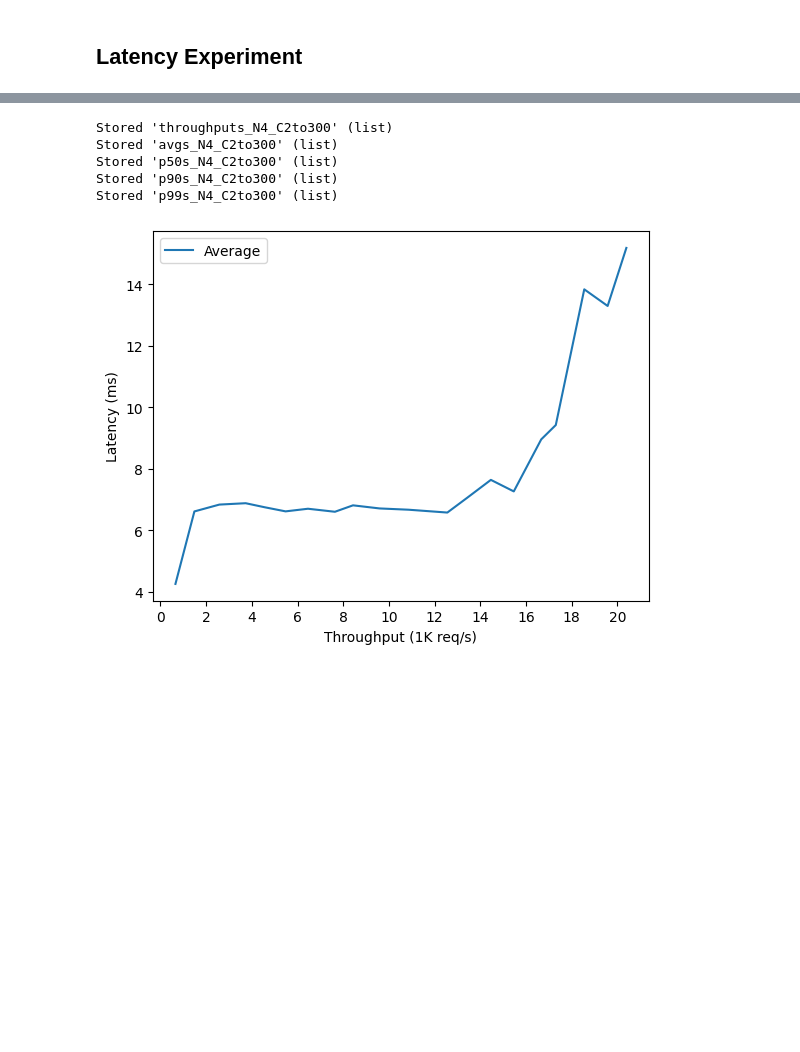
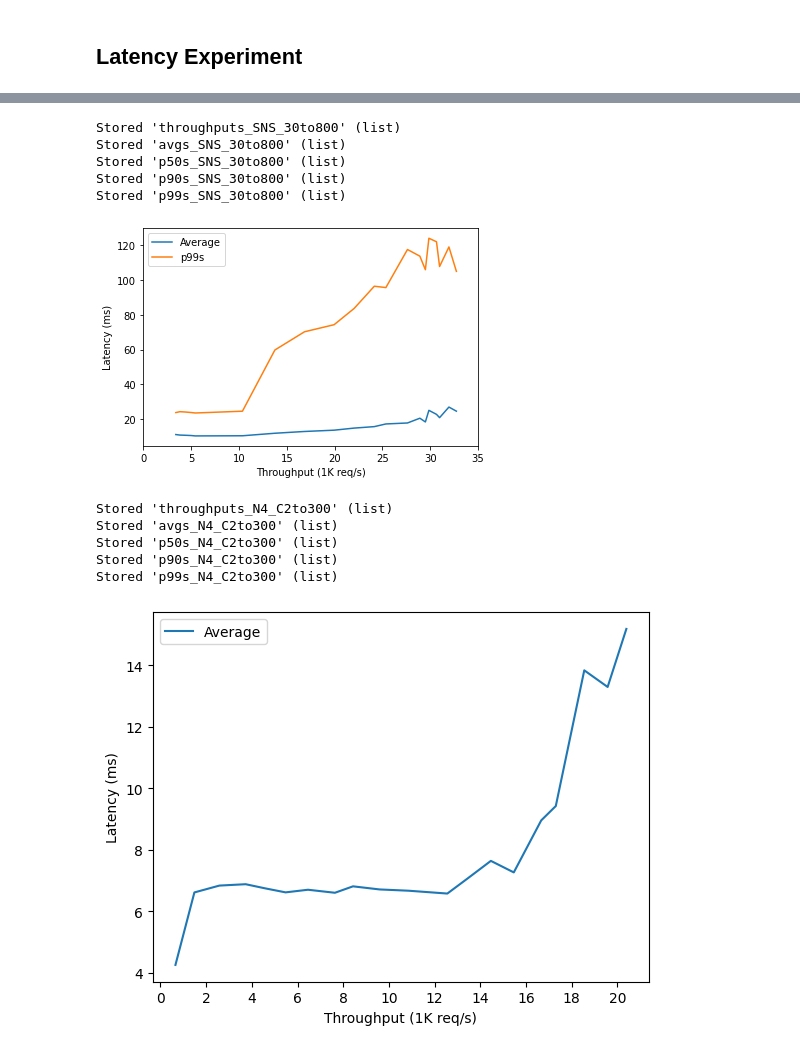
Before and after one commit to princeton-sns/frida, a Jupyter notebook: benchmark_notebook.ipynb, the cells around one changed output, grey strips where cells are left out. Drawn from its saved outputs; the diff is of its cells as text; code cells hidden in the pictures; blank space fills up the shorter version.

```diff
--- a/benchmark_notebook.ipynb
+++ b/benchmark_notebook.ipynb
@@ -193,7 +167,7 @@ await cleanup(3)
 # %% [markdown]
 ## Plot making function
 # %%
-def plot_by_buckets(raw_ts, raw_avgs, raw_p50s, raw_p90s, raw_p99s, show = "1000", bucket_size = 1000):
+def plot_by_buckets(raw_ts, raw_avgs, raw_p50s, raw_p90s, raw_p99s, show = "1000", bucket_size = 1000, filename = "figure", xl = 0, xr = 30, xtick = 5):
     throughputs_sorted, avgs_sorted = co_sort(raw_ts, raw_avgs)
     throughputs_sorted, p50s_sorted = co_sort(raw_ts, raw_p50s)
     throughputs_sorted, p90s_sorted = co_sort(raw_ts, raw_p90s)
@@ -242,8 +216,9 @@ def plot_by_buckets(raw_ts, raw_avgs, raw_p50s, raw_p90s, raw_p99s, show = "1000
         plt.plot(np.array(better_ts)/1000.0, better_p90s, label="p90s")
     if show[3] == "1":
         plt.plot(np.array(better_ts)/1000.0, better_p99s, label="p99s")
-    plt.xticks(np.arange(0, 22, step = 2))
+    plt.xticks(np.arange(xl, xr, step = xtick))
     plt.xlabel("Throughput (1K req/s)")
     plt.ylabel("Latency (ms)")
     plt.legend()
+    plt.savefig(filename,  bbox_inches='tight', dpi = 1200)
     plt.show()
@@ -599,15 +610,15 @@ plt.show()
 # %%
 async def run_latency_exp_single(num_nodes = 10, duration = 20, keepout = 5, data_size = 0,num_clients = 100, server_node = nodes[0], is_warmup = False, trial = 0):
 #     num_clients = num_nodes * num_clients_per_node
-    time.sleep(5)
+#     time.sleep(5)
     ctasks = []
 
     for node in range(1, num_nodes + 1):
         num_clients_this_node = (num_clients // num_nodes + (1 if node < (num_clients % num_nodes) else 0))
-        ctask = await run_multiple_clients_latency(num_clients_this_node, nodes[node], "C{:03d}_N{:02d}_{:06d}".format(num_clients, node, randrange(1000000)), duration, keepout, data_size, f"http://{nodes[0]}:8080")
+        ctask = await run_multiple_clients_latency(num_clients_this_node, nodes[node], "C{:03d}_N{:02d}".format(num_clients, node), duration, keepout, data_size, f"http://{nodes[0]}:8080")
         ctasks.append(ctask)
 
-    time.sleep(duration)
+#     time.sleep(duration)
     curr_node = 0
 
     all_latencies = []
@@ -716,3 +722,31 @@ IndexError: list index out of range
+# %%
+throughputs_SNS_30to800 = throughputs
+avgs_SNS_30to800=avgs
+p50s_SNS_30to800=p50s
+p90s_SNS_30to800=p90s
+p99s_SNS_30to800=p99s
+
+%store throughputs_SNS_30to800
+%store avgs_SNS_30to800
+%store p50s_SNS_30to800
+%store p90s_SNS_30to800
+%store p99s_SNS_30to800
+
+# write_to_file("throughputs_N4_C2to300", throughputs_N4_C2to300)
+# write_to_file("avgs_N4_C2to300", avgs_N4_C2to300)
+# write_to_file("p50s_N4_C2to300", p50s_N4_C2to300)
+# write_to_file("p90s_N4_C2to300", p90s_N4_C2to300)
+# write_to_file("p99s_N4_C2to300", p99s_N4_C2to300)
+# %% [output]
+Stored 'throughputs_SNS_30to800' (list)
+Stored 'avgs_SNS_30to800' (list)
+Stored 'p50s_SNS_30to800' (list)
+Stored 'p90s_SNS_30to800' (list)
+Stored 'p99s_SNS_30to800' (list)
+# %%
+plot_by_buckets(throughputs_SNS_30to800, avgs_SNS_30to800, p50s_SNS_30to800, p90s_SNS_30to800, p99s_SNS_30to800, show="1001", bucket_size = 1,filename = "avgp99_latency_SNS_30to800", xr = 40, xtick = 5)
+# %% [output]
+[figure, added]
 # %%
 throughputs_N4_C2to300 = throughputs
 avgs_N4_C2to300=avgs
```
Also changed, not shown: parts of 30 cells of this notebook.
